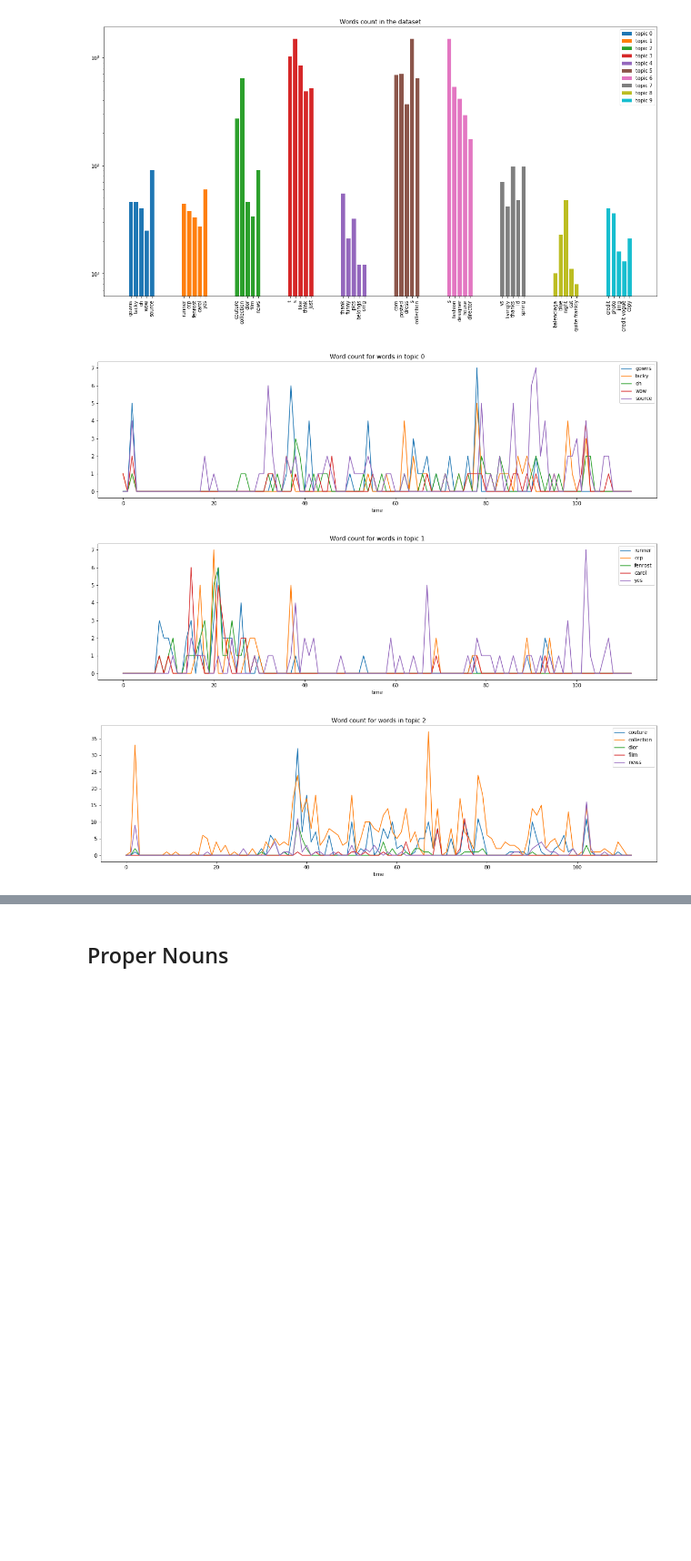
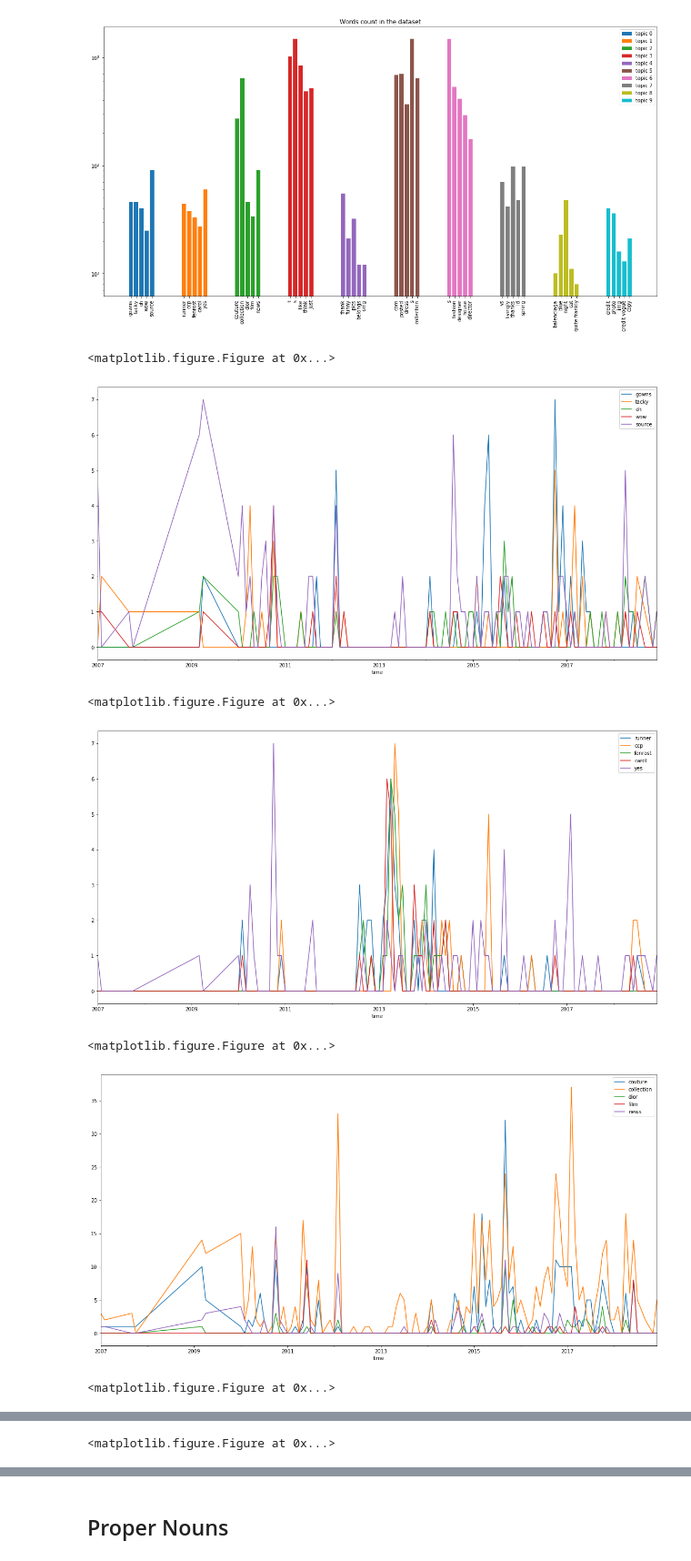
Before and after one commit to valstrl/CHILI_project, a Jupyter notebook: LDA_overview_forum.ipynb, the cells around one changed output, grey strips where cells are left out. Shown at 91% size. Drawn from its saved outputs; the diff is of its cells as text; code cells hidden in the pictures; blank space fills up the shorter version.

Commit message:
proper nouns plt + test stacked bar plots

```diff
--- a/LDA_overview_forum.ipynb
+++ b/LDA_overview_forum.ipynb
@@ -271,41 +271,50 @@ plt.show()
 # %%
 #words count per month per topic
 def words_count_time(topics_dataset, tf, tf_feature_names,dataset):
     #for each topic
     dataset['year_months']=pd.to_datetime(dataset['time'], errors='coerce').dt.to_period('M')
     words_count_time=pd.DataFrame()
     time=dataset['year_months'].unique()
     #print(time)
     for name, group in topics_dataset.groupby('Topic ID'):
         # for each word
         for word in group['Words'][0]:
             #find ind of word
             ind_word = tf_feature_names.index(word)
             word_counts=[]
+            time2=[]
             for name , group in dataset.groupby('year_months'):
                 #print(name)
+                time2=time2 + [name]
                 #get ind of docs in that period
                 ind_doc = list(group.index)
                 #get counts of this word in that period
                 word_counts= word_counts  + list(np.ndarray.flatten(np.asarray(tf[ind_doc,ind_word].sum(axis=0))));
 
             words_count_time[word]= pd.Series(word_counts)
-    #print('time size {}'.format(time.shape))
-    #print(time.sort())
-    #print('words count size {}'.format(words_count_time.shape))
+    time=pd.Series(time.tolist())
+    time=time.dropna()
+    words_count_time['time']=time
+    words_count_time=words_count_time.sort_values('time')
+    words_count_time= words_count_time[~words_count_time.time.isnull()]
+    #words_count_time = words_count_time.set_index('time').drop(pd.NaT)
+
+
+    #words_count_time= words_count_time.set_index(time)
+
     return words_count_time
 
 words_count =words_count_time(topics_words, tf, tf_feature_names,all_posts)
-#print(words_count.head())
 for name, topic in topics_words.groupby('Topic ID') :
     plt.figure(figsize=(20,5))
-    for word in topic['Words'][0]:
-        plt.plot( words_count[word], label=word)
-    plt.legend(loc='best')
-    plt.xlabel('time')
-    plt.title('Word count for words in topic %d'%name)
-    plt.show()
+    col= ['time'] + topic['Words'][0]
+    topic_df=words_count[col]
+    topic_df.plot(x='time', figsize=(20,10))
 # %% [output]
+<matplotlib.figure.Figure at 0x...>
-[figure, old version]
+[figure, new version]
+<matplotlib.figure.Figure at 0x...>
-[figure, old version]
+[figure, new version]
+<matplotlib.figure.Figure at 0x...>
-[figure, old version]
+[figure, new version]
+<matplotlib.figure.Figure at 0x...>
@@ -312,0 +322 @@ for name, topic in topics_words.groupby('Topic ID') :
+<matplotlib.figure.Figure at 0x...>
```
Also changed, not shown: parts of 4 cells of this notebook.
